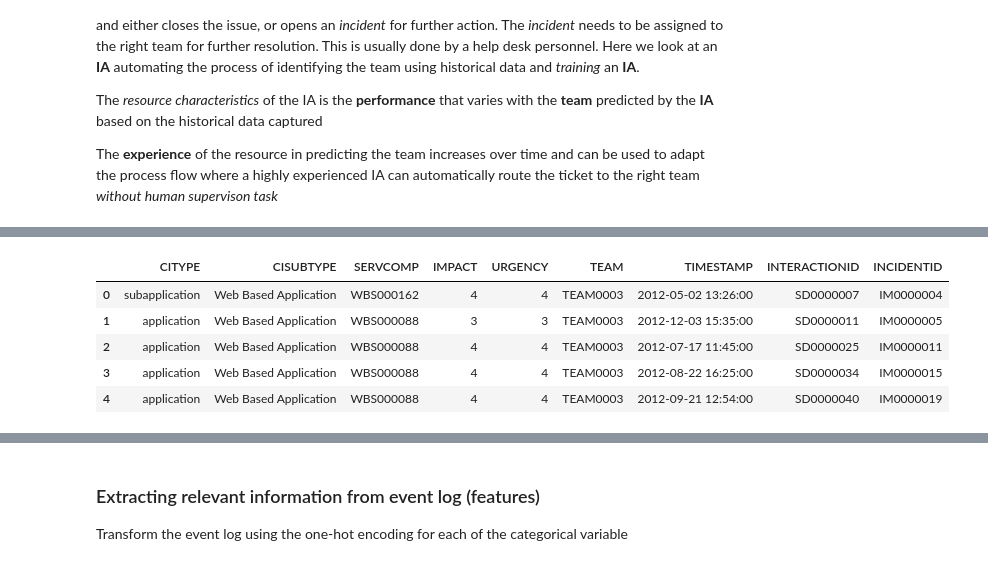
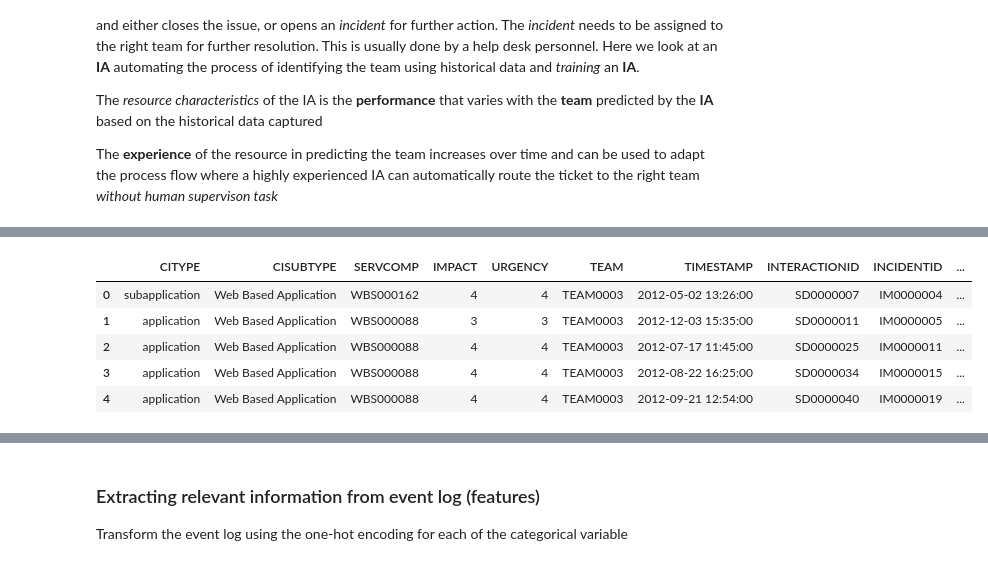
Before and after one commit to renuka98/RPA_Performance_Evaluation, a Jupyter notebook: IntelligentAgent_PredictingTeamForIncident.ipynb, the cells around one changed output, grey strips where cells are left out. Saved outputs shown, nothing was run; the diff lists cells and outputs as text; code cells hidden in the pictures.

```diff
--- a/IntelligentAgent_PredictingTeamForIncident.ipynb
+++ b/IntelligentAgent_PredictingTeamForIncident.ipynb
@@ -18,15 +32,14 @@ import pandas as pd
 # %%
-filePath='resources/team_new.dmp'
-
 #read the csv file and create a dataframe
 
 train_data = pd.read_csv("resources/team_train1.csv", sep=",")
 train_data['TIMESTAMP'] = pd.to_datetime(train_data['TIMESTAMP'])
+train_data['DTYPE']='TRAIN'
 train_data.head(5)
 # %% [output]
-|  | CITYPE | CISUBTYPE | SERVCOMP | IMPACT | URGENCY | TEAM | TIMESTAMP | INTERACTIONID | INCIDENTID |
-| 0 | subapplication | Web Based Application | WBS000162 | 4 | 4 | TEAM0003 | 2012-05-02 13:26:00 | SD0000007 | IM0000004 |
-| 1 | application | Web Based Application | WBS000088 | 3 | 3 | TEAM0003 | 2012-12-03 15:35:00 | SD0000011 | IM0000005 |
-| 2 | application | Web Based Application | WBS000088 | 4 | 4 | TEAM0003 | 2012-07-17 11:45:00 | SD0000025 | IM0000011 |
-| 3 | application | Web Based Application | WBS000088 | 4 | 4 | TEAM0003 | 2012-08-22 16:25:00 | SD0000034 | IM0000015 |
-| 4 | application | Web Based Application | WBS000088 | 4 | 4 | TEAM0003 | 2012-09-21 12:54:00 | SD0000040 | IM0000019 |
+|  | CITYPE | CISUBTYPE | SERVCOMP | IMPACT | URGENCY | TEAM | TIMESTAMP | INTERACTIONID | INCIDENTID | ... |
+| 0 | subapplication | Web Based Application | WBS000162 | 4 | 4 | TEAM0003 | 2012-05-02 13:26:00 | SD0000007 | IM0000004 | ... |
+| 1 | application | Web Based Application | WBS000088 | 3 | 3 | TEAM0003 | 2012-12-03 15:35:00 | SD0000011 | IM0000005 | ... |
+| 2 | application | Web Based Application | WBS000088 | 4 | 4 | TEAM0003 | 2012-07-17 11:45:00 | SD0000025 | IM0000011 | ... |
+| 3 | application | Web Based Application | WBS000088 | 4 | 4 | TEAM0003 | 2012-08-22 16:25:00 | SD0000034 | IM0000015 | ... |
+| 4 | application | Web Based Application | WBS000088 | 4 | 4 | TEAM0003 | 2012-09-21 12:54:00 | SD0000040 | IM0000019 | ... |
```
Also changed, not shown: parts of 9 cells of this notebook, 1 other file.
